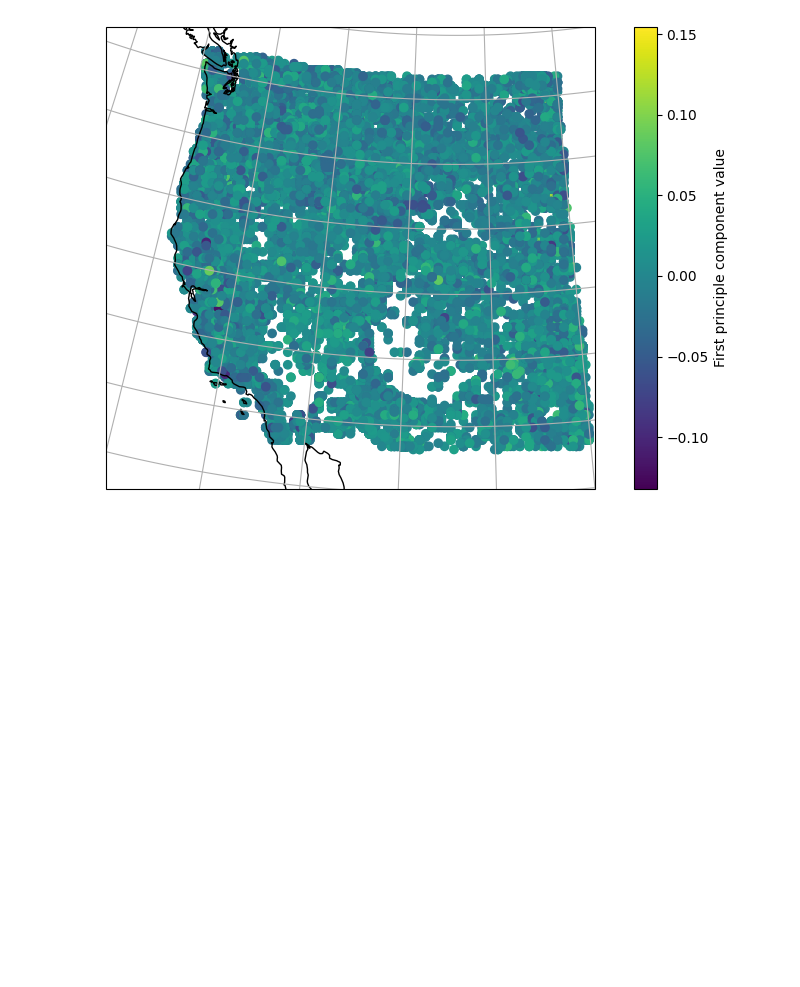
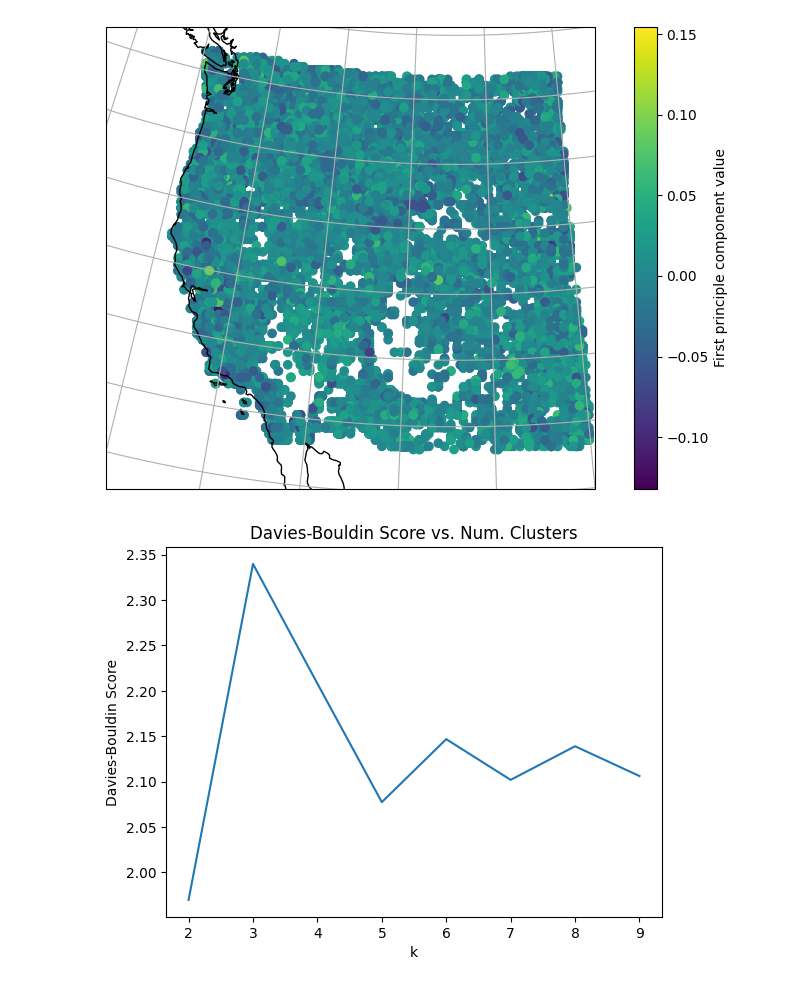
Before and after one commit to cloud-seeding/fire-regimes, a Jupyter notebook: notebooks/plots.ipynb, the cells around one changed output. Saved outputs shown, nothing was run; the diff lists cells and outputs as text; code cells hidden in the pictures; blank space fills up the shorter version.

```diff
--- a/notebooks/plots.ipynb
+++ b/notebooks/plots.ipynb
@@ -82,0 +85,21 @@ ax.gridlines(draw_labels=False)
+# %%
+df = df_pivoted.reset_index().groupby('_uid_', as_index=False).mean().drop(columns=['y','x','_uid_'])
+X = df[~np.isnan(df).any(axis=1)]
+X = normalize(X,axis=0)
+# %%
+values = []
+k_values = np.arange(2, 10)
+for k in np.arange(2,10):
+    kmeans = KMeans(n_clusters=k)
+    kmeans_labels = kmeans.fit_predict(X)
+
+    db_score = davies_bouldin_score(X, kmeans_labels)
+    values.append(db_score)
+
+plt.plot(k_values, values)
+plt.xlabel("k")
+plt.ylabel("Davies-Bouldin Score")
+plt.title("Davies-Bouldin Score vs. Num. Clusters")
+plt.show()
+# %% [output]
+[figure, added]
```
Also changed, not shown: parts of 1 cell of this notebook, 3 other files.
